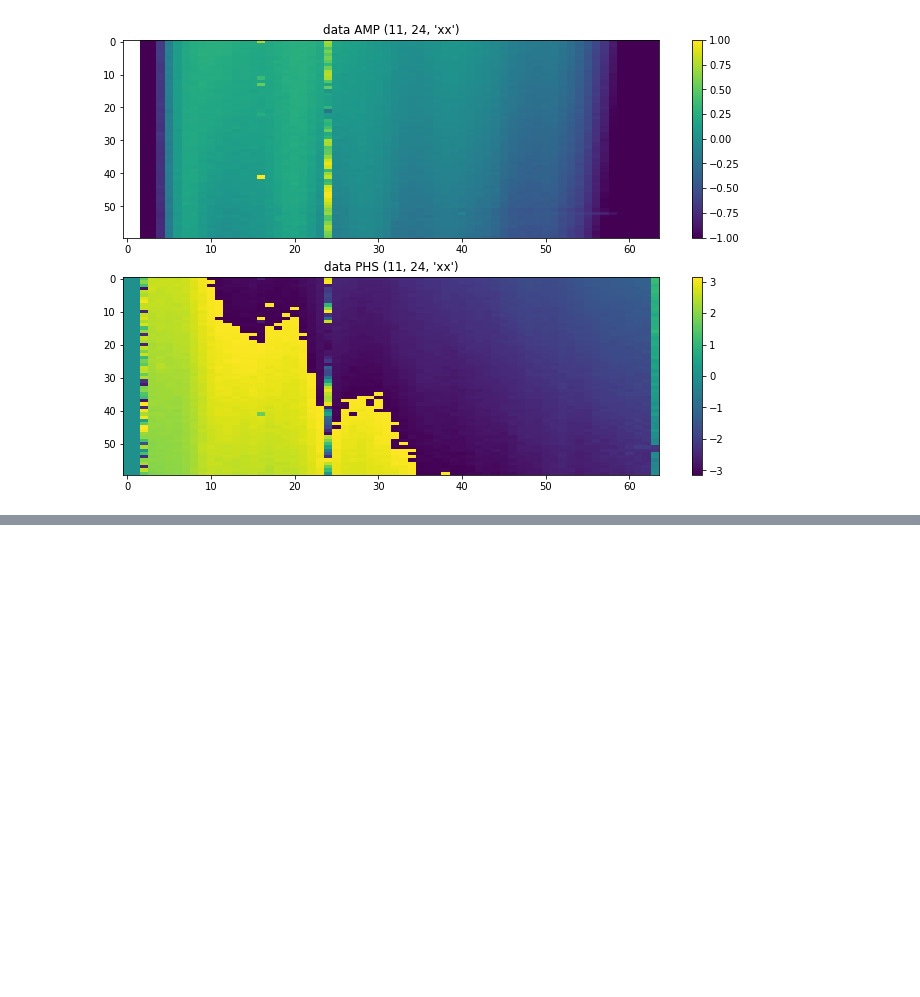
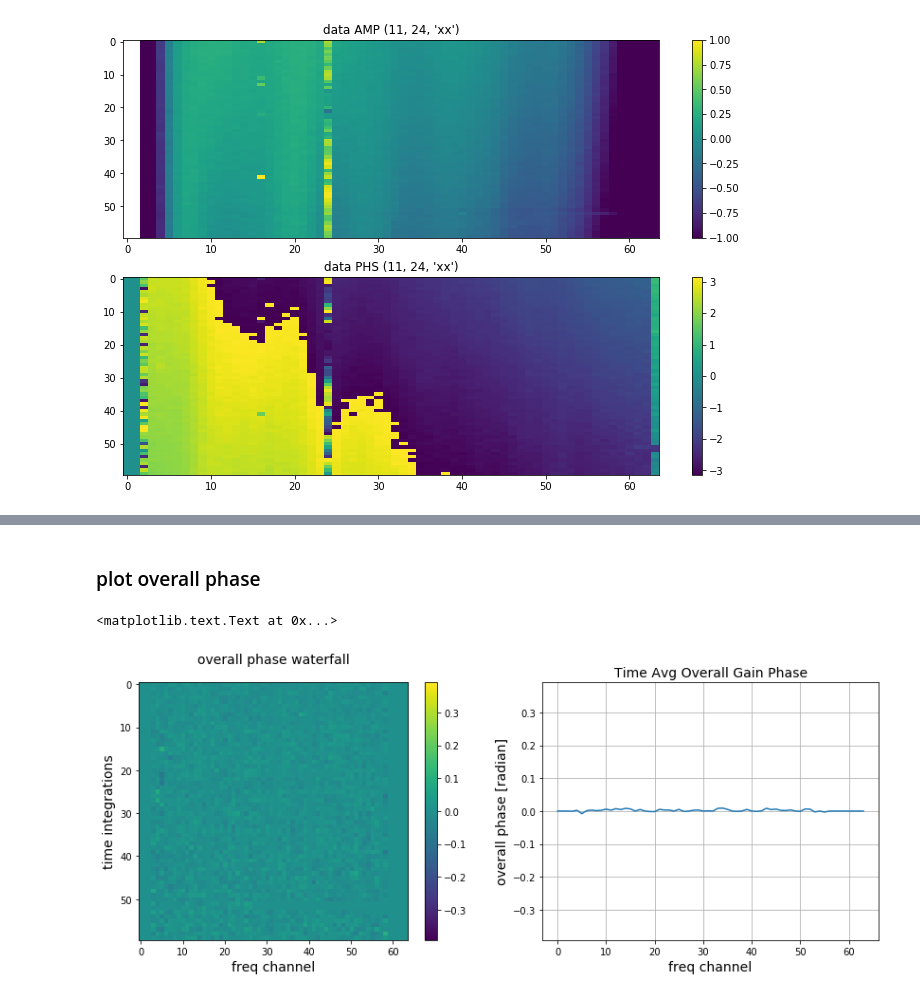
Before and after one commit to HERA-Team/hera_cal, a Jupyter notebook: scripts/notebooks/running_abscal.ipynb, the cells around one changed output, grey strips where cells are left out. Drawn from its saved outputs; the diff is of its cells as text; code cells hidden in the pictures; blank space fills up the shorter version.

```diff
--- a/scripts/notebooks/running_abscal.ipynb
+++ b/scripts/notebooks/running_abscal.ipynb
@@ -248,0 +237,24 @@ plt.title('data-corrected AMP {}'.format(bl))
+# %% [markdown]
+### plot overall phase
+# %%
+# plot psi
+fig, axes = plt.subplots(1, 2, figsize=(14,5))
+
+ax = axes[0]
+cax = ax.matshow(DAC.get_abs_psi, aspect='auto', vmin=-np.pi/8, vmax=np.pi/8)
+fig.colorbar(cax, ax=ax)
+ax.xaxis.set_ticks_position('bottom')
+ax.set_xlabel('freq channel', fontsize=14)
+ax.set_ylabel('time integrations', fontsize=14)
+ax.set_title('overall phase waterfall', fontsize=14)
+
+ax = axes[1]
+ax.plot(np.median(DAC.get_abs_psi, axis=0))
+ax.grid()
+ax.set_xlabel('freq channel', fontsize=14)
+ax.set_title('Time Avg Overall Gain Phase', fontsize=14)
+ax.set_ylim(-np.pi/8, np.pi/8)
+ax.set_ylabel('overall phase [radian]', fontsize=14)
+# %% [output]
+<matplotlib.text.Text at 0x...>
+[figure, added]
```
Also changed, not shown: parts of 59 cells of this notebook, 3 other files.
